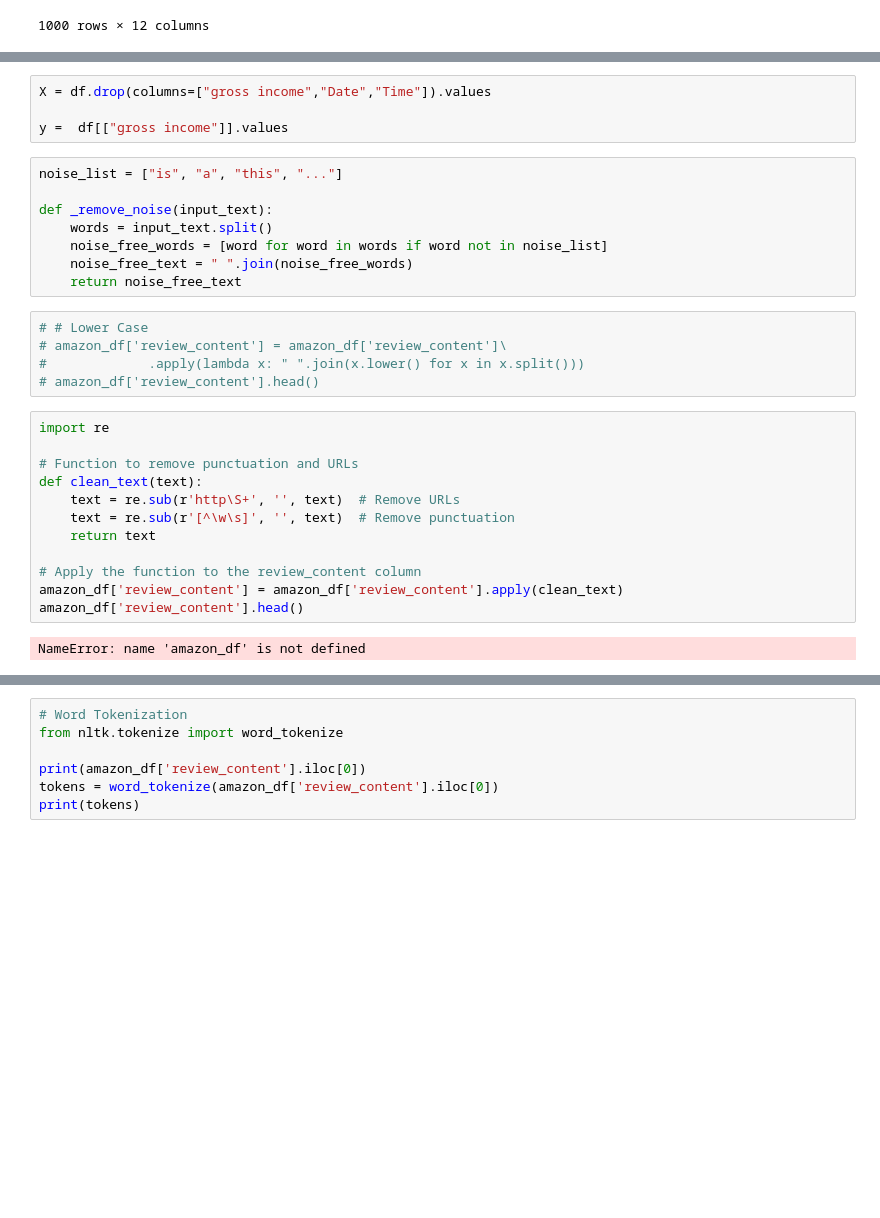
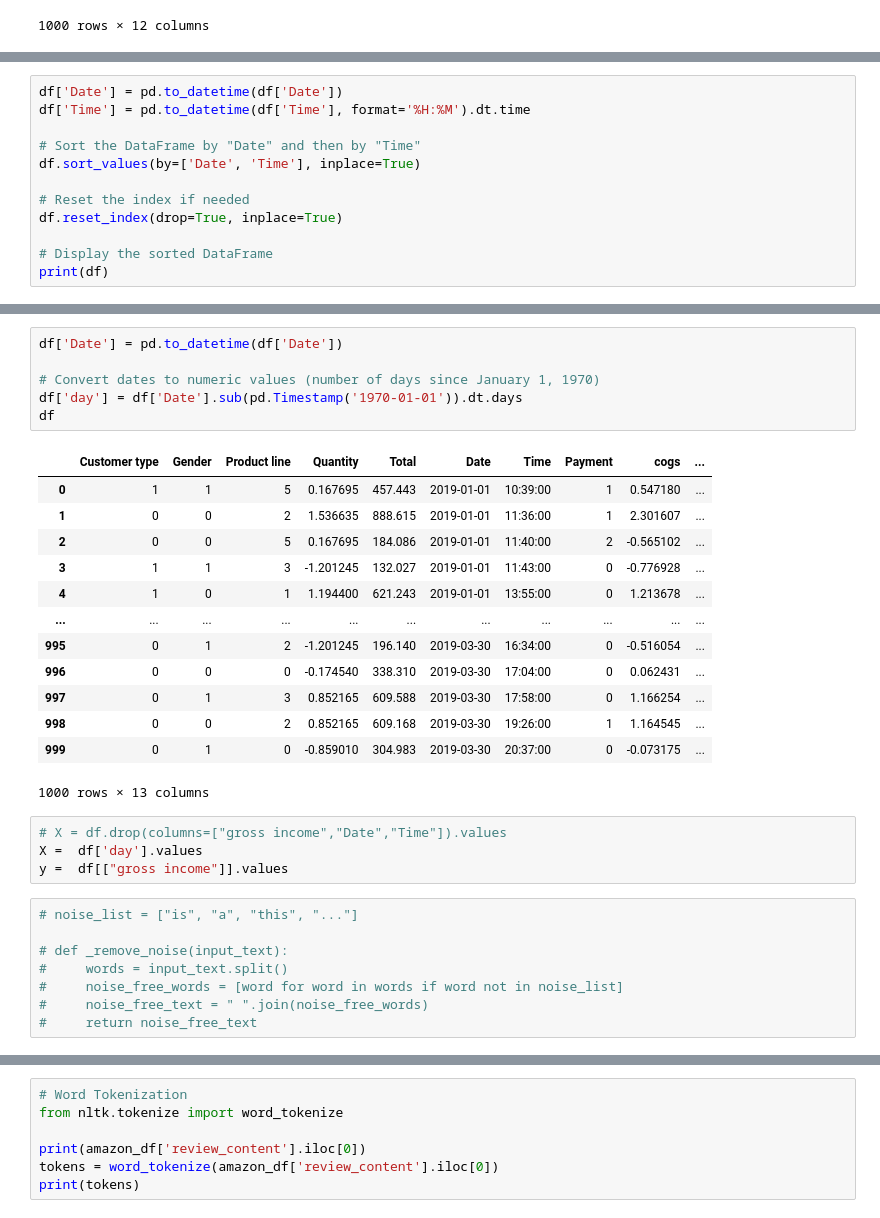
Before and after one commit to blackChan1234/AI, a Jupyter notebook: test2.ipynb, the cells around one changed output, grey strips where cells are left out. Cells and saved outputs as stored; diff of their text form; blank space fills up the shorter version.

```diff
--- a/test2.ipynb
+++ b/test2.ipynb
@@ -135 +135,13 @@ df
 1000 rows × 12 columns
+# %%
+df['Date'] = pd.to_datetime(df['Date'])
+df['Time'] = pd.to_datetime(df['Time'], format='%H:%M').dt.time
+
+# Sort the DataFrame by "Date" and then by "Time"
+df.sort_values(by=['Date', 'Time'], inplace=True)
+
+# Reset the index if needed
+df.reset_index(drop=True, inplace=True)
+
+# Display the sorted DataFrame
+print(df)
@@ -136,31 +166,32 @@ df
+# %%
+df['Date'] = pd.to_datetime(df['Date'])
+
+# Convert dates to numeric values (number of days since January 1, 1970)
+df['day'] = df['Date'].sub(pd.Timestamp('1970-01-01')).dt.days
+df
+# %% [output]
+|  | Customer type | Gender | Product line | Quantity | Total | Date | Time | Payment | cogs | ... |
+| 0 | 1 | 1 | 5 | 0.167695 | 457.443 | 2019-01-01 | 10:39:00 | 1 | 0.547180 | ... |
+| 1 | 0 | 0 | 2 | 1.536635 | 888.615 | 2019-01-01 | 11:36:00 | 1 | 2.301607 | ... |
+| 2 | 0 | 0 | 5 | 0.167695 | 184.086 | 2019-01-01 | 11:40:00 | 2 | -0.565102 | ... |
+| 3 | 1 | 1 | 3 | -1.201245 | 132.027 | 2019-01-01 | 11:43:00 | 0 | -0.776928 | ... |
+| 4 | 1 | 0 | 1 | 1.194400 | 621.243 | 2019-01-01 | 13:55:00 | 0 | 1.213678 | ... |
+| ... | ... | ... | ... | ... | ... | ... | ... | ... | ... | ... |
+| 995 | 0 | 1 | 2 | -1.201245 | 196.140 | 2019-03-30 | 16:34:00 | 0 | -0.516054 | ... |
+| 996 | 0 | 0 | 0 | -0.174540 | 338.310 | 2019-03-30 | 17:04:00 | 0 | 0.062431 | ... |
+| 997 | 0 | 1 | 3 | 0.852165 | 609.588 | 2019-03-30 | 17:58:00 | 0 | 1.166254 | ... |
+| 998 | 0 | 0 | 2 | 0.852165 | 609.168 | 2019-03-30 | 19:26:00 | 1 | 1.164545 | ... |
+| 999 | 0 | 1 | 0 | -0.859010 | 304.983 | 2019-03-30 | 20:37:00 | 0 | -0.073175 | ... |
+1000 rows × 13 columns
 # %%
-X = df.drop(columns=["gross income","Date","Time"]).values
-
+# X = df.drop(columns=["gross income","Date","Time"]).values
+X =  df['day'].values
 y =  df[["gross income"]].values
 # %%
-noise_list = ["is", "a", "this", "..."]
+# noise_list = ["is", "a", "this", "..."]
 
-def _remove_noise(input_text):
-    words = input_text.split()
-    noise_free_words = [word for word in words if word not in noise_list]
-    noise_free_text = " ".join(noise_free_words)
-    return noise_free_text
+# def _remove_noise(input_text):
+#     words = input_text.split()
+#     noise_free_words = [word for word in words if word not in noise_list]
+#     noise_free_text = " ".join(noise_free_words)
+#     return noise_free_text
-# %%
-# # Lower Case
-# amazon_df['review_content'] = amazon_df['review_content']\
-#             .apply(lambda x: " ".join(x.lower() for x in x.split()))
-# amazon_df['review_content'].head()
-# %%
-import re
-
-# Function to remove punctuation and URLs
-def clean_text(text):
-    text = re.sub(r'http\S+', '', text)  # Remove URLs
-    text = re.sub(r'[^\w\s]', '', text)  # Remove punctuation
-    return text
-
-# Apply the function to the review_content column
-amazon_df['review_content'] = amazon_df['review_content'].apply(clean_text)
-amazon_df['review_content'].head()
-# %% [output]
-NameError: name 'amazon_df' is not defined
```
Also changed, not shown: parts of 7 cells of this notebook.
